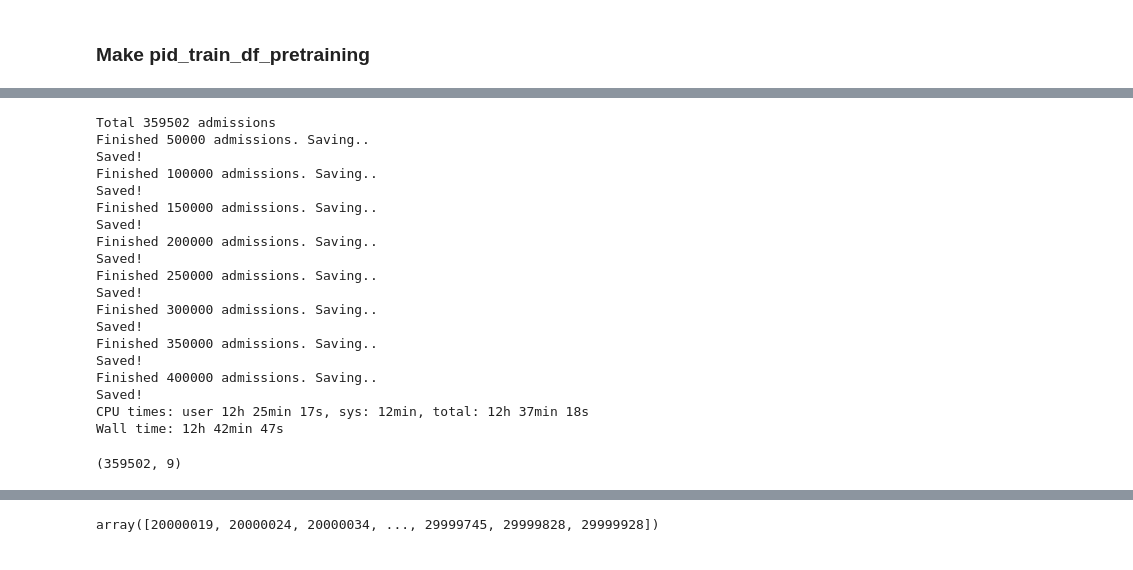
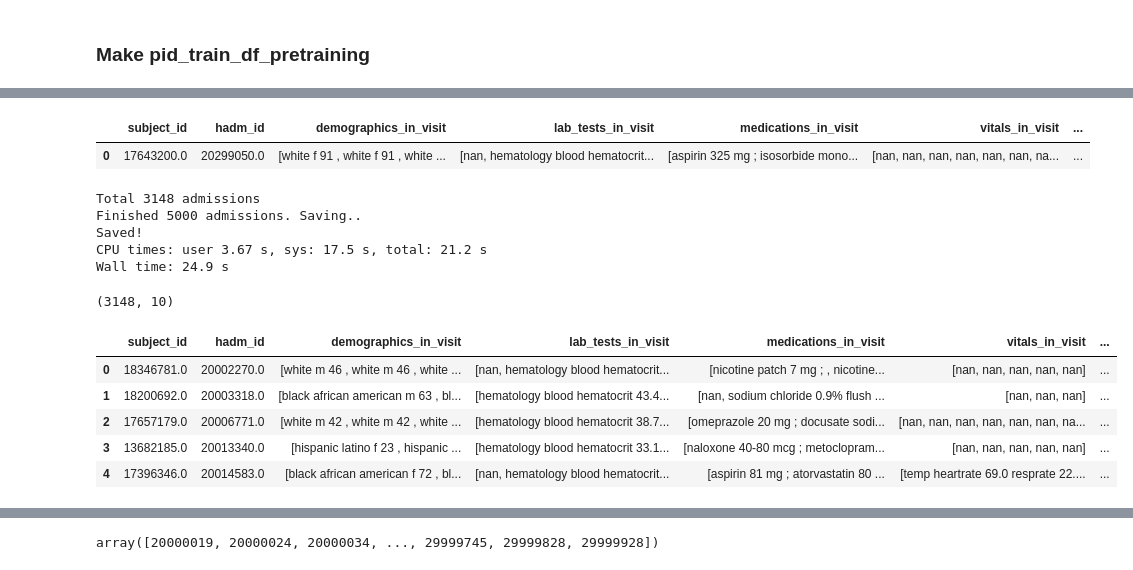
Before and after one commit to maslenkovas/aki_prediction, a Jupyter notebook: other/preprocessing.ipynb, the cells around one changed output, grey strips where cells are left out. Cells and saved outputs as stored; diff of their text form; code cells hidden in the pictures.

```diff
--- a/other/preprocessing.ipynb
+++ b/other/preprocessing.ipynb
@@ -2738,16 +2754,27 @@ make_pid_df(20010951, val_df_pre)
+# %%
+e = make_pid_df(20299050.0)
+e = pd.DataFrame(e)
+e
+# %% [output]
+|  | subject_id | hadm_id | demographics_in_visit | lab_tests_in_visit | medications_in_visit | vitals_in_visit | ... |
+| 0 | 17643200.0 | 20299050.0 | [white f 91 , white f 91 , white ... | [nan, hematology blood hematocrit... | [aspirin 325 mg ; isosorbide mono... | [nan, nan, nan, nan, nan, nan, na... | ... |
 # %%
 %%time
 import traceback
 import multiprocessing
 
-SAVE_TO_PATH = DF_PATH + 'pid_train_df_pretraining.pkl'
-pid_hamds = train_df_pre.hadm_id.unique().tolist()
+SAVE_TO_PATH = DF_PATH + 'pid_val_df_pretraining.pkl'
+# SAVE_TO_PATH = DF_PATH + 'mock.pkl'
+
+pid_hamds = val_df_pre.hadm_id.unique().tolist()
 
 print(f'Total {len(pid_hamds)} admissions')
 
 final_df = pd.DataFrame()
-chunk_size = 50000
+chunk_size = 5000
+# chunk_size = 50
 n_chunks = len(pid_hamds)//chunk_size
+# n_chunks = 1
 
 
 for i in range(0,n_chunks+1):
@@ -2764,28 +2791,21 @@ for i in range(0,n_chunks+1):
         pickle.dump(final_df, f, protocol=pickle.HIGHEST_PROTOCOL)
     print('Saved!')
 # %% [output]
-Total 359502 admissions
-Finished 50000 admissions. Saving..
+Total 3148 admissions
+Finished 5000 admissions. Saving..
 Saved!
-Finished 100000 admissions. Saving..
-Saved!
-Finished 150000 admissions. Saving..
-Saved!
-Finished 200000 admissions. Saving..
-Saved!
-Finished 250000 admissions. Saving..
-Saved!
-Finished 300000 admissions. Saving..
-Saved!
-Finished 350000 admissions. Saving..
-Saved!
-Finished 400000 admissions. Saving..
-Saved!
-CPU times: user 12h 25min 17s, sys: 12min, total: 12h 37min 18s
-Wall time: 12h 42min 47s
+CPU times: user 3.67 s, sys: 17.5 s, total: 21.2 s
+Wall time: 24.9 s
 # %%
 final_df = final_df.drop_duplicates(subset=['hadm_id', 'subject_id'])
-# %%
-final_df.shape
-# %% [output]
-(359502, 9)
+# %%
+print(final_df.shape)
+final_df.head()
+# %% [output]
+(3148, 10)
+|  | subject_id | hadm_id | demographics_in_visit | lab_tests_in_visit | medications_in_visit | vitals_in_visit | ... |
+| 0 | 18346781.0 | 20002270.0 | [white m 46 , white m 46 , white ... | [nan, hematology blood hematocrit... | [nicotine patch 7 mg ; , nicotine... | [nan, nan, nan, nan, nan] | ... |
+| 1 | 18200692.0 | 20003318.0 | [black african american m 63 , bl... | [hematology blood hematocrit 43.4... | [nan, sodium chloride 0.9% flush ... | [nan, nan, nan] | ... |
+| 2 | 17657179.0 | 20006771.0 | [white m 42 , white m 42 , white ... | [hematology blood hematocrit 38.7... | [omeprazole 20 mg ; docusate sodi... | [nan, nan, nan, nan, nan, nan, na... | ... |
+| 3 | 13682185.0 | 20013340.0 | [hispanic latino f 23 , hispanic ... | [hematology blood hematocrit 33.1... | [naloxone 40-80 mcg ; metoclopram... | [nan, nan, nan, nan, nan] | ... |
+| 4 | 17396346.0 | 20014583.0 | [black african american f 72 , bl... | [nan, hematology blood hematocrit... | [aspirin 81 mg ; atorvastatin 80 ... | [temp heartrate 69.0 resprate 22.... | ... |
```
Also changed, not shown: parts of 12 cells of this notebook, 5 other files.
